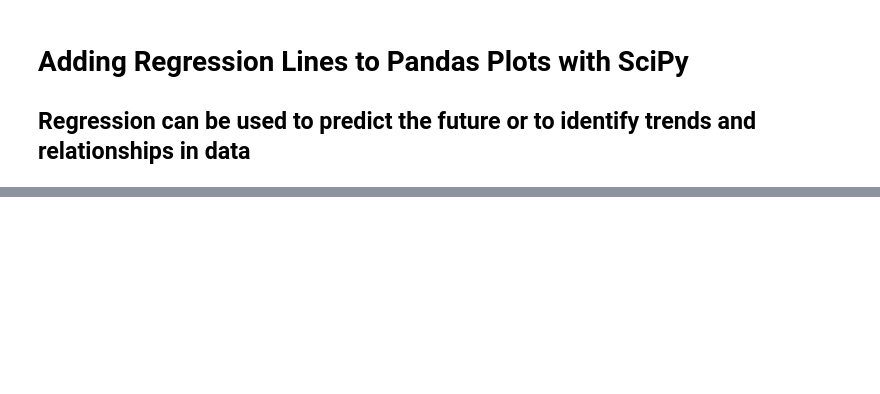
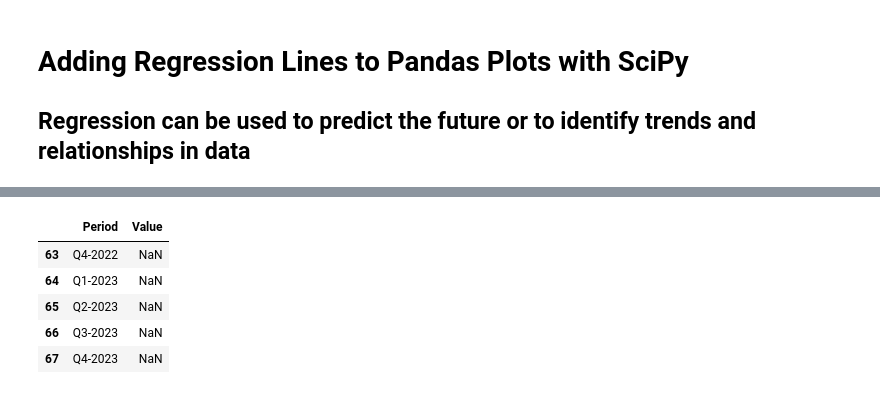
Before and after one commit to alanjones2/Alan-Jones-article-code, a Jupyter notebook: regscipy/regscipymoreyears.ipynb, the cells around one changed output, grey strips where cells are left out. Drawn from its saved outputs; the diff is of its cells as text; code cells hidden in the pictures; blank space fills up the shorter version.

```diff
--- a/regscipy/regscipymoreyears.ipynb
+++ b/regscipy/regscipymoreyears.ipynb
@@ -18,3 +20,12 @@ TypeError: first argument must be an iterable of pandas objects, you passed an o
+# %%
+G7data.tail()
+# %% [output]
+|  | Period | Value |
+| 63 | Q4-2022 | NaN |
+| 64 | Q1-2023 | NaN |
+| 65 | Q2-2023 | NaN |
+| 66 | Q3-2023 | NaN |
+| 67 | Q4-2023 | NaN |
 # %%
 def formyr(x,data):
     d = data['Period'].values[x]
```
Also changed, not shown: parts of 5 cells of this notebook.
